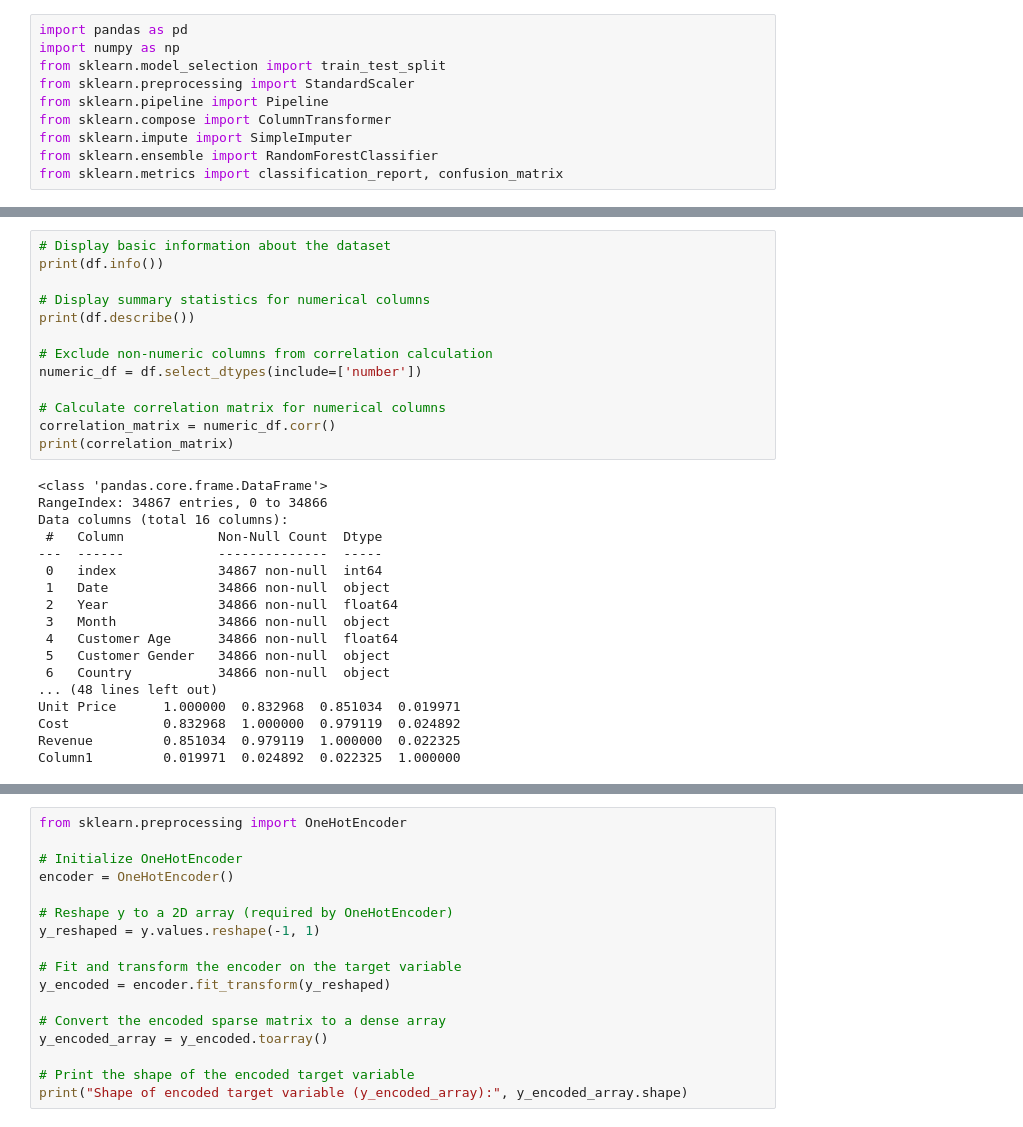
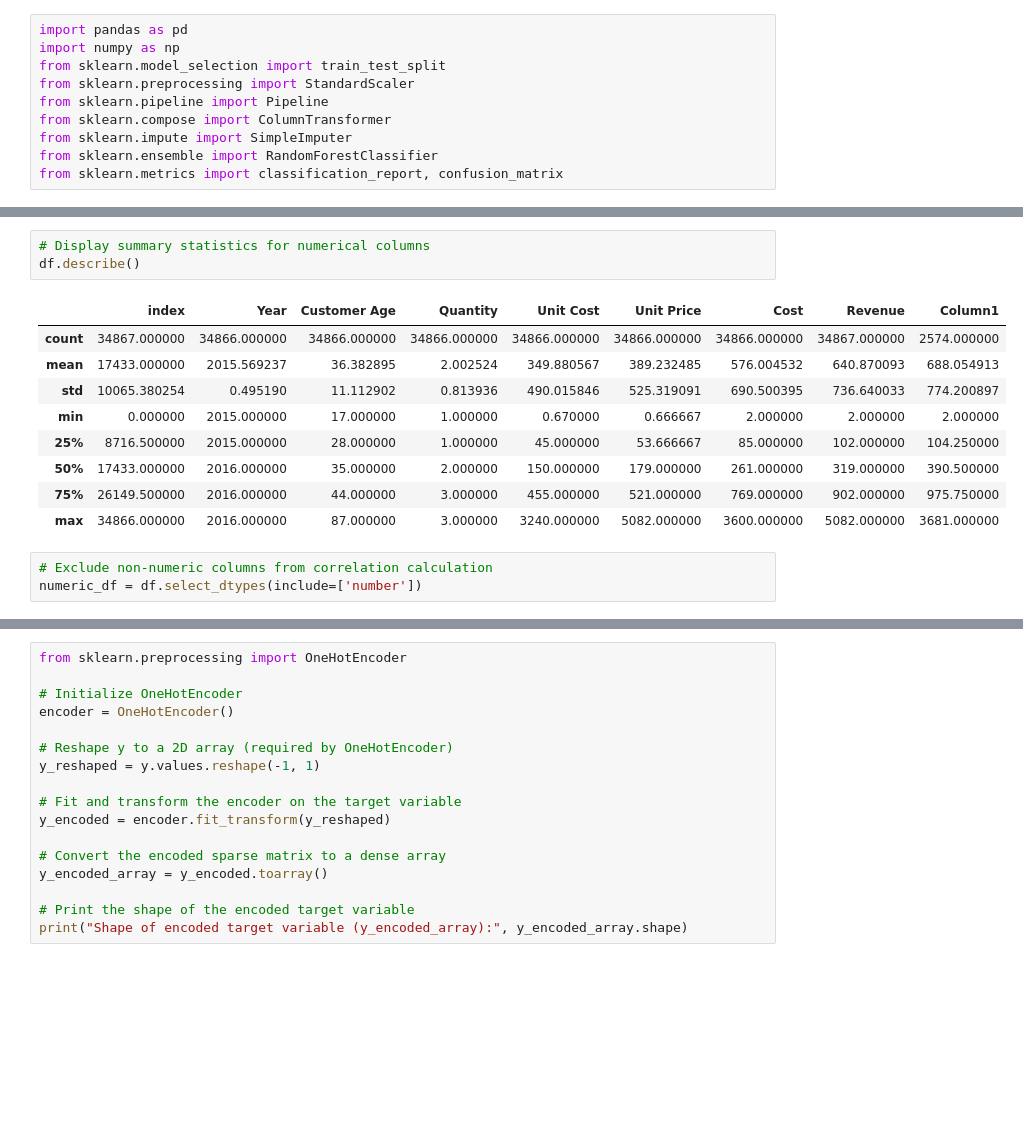
Before and after one commit to Ogoms/Product-Category-Prediction, a Jupyter notebook: Notebook/Product_Prediction.ipynb, the cells around one changed output, grey strips where cells are left out. Cells and saved outputs as stored; diff of their text form; blank space fills up the shorter version.

```diff
--- a/Notebook/Product_Prediction.ipynb
+++ b/Notebook/Product_Prediction.ipynb
@@ -50,31 +59,16 @@ print(df.head())
+# %%
+# Display summary statistics for numerical columns
+df.describe()
+# %% [output]
+|  | index | Year | Customer Age | Quantity | Unit Cost | Unit Price | Cost | Revenue | Column1 |
+| count | 34867.000000 | 34866.000000 | 34866.000000 | 34866.000000 | 34866.000000 | 34866.000000 | 34866.000000 | 34867.000000 | 2574.000000 |
+| mean | 17433.000000 | 2015.569237 | 36.382895 | 2.002524 | 349.880567 | 389.232485 | 576.004532 | 640.870093 | 688.054913 |
+| std | 10065.380254 | 0.495190 | 11.112902 | 0.813936 | 490.015846 | 525.319091 | 690.500395 | 736.640033 | 774.200897 |
+| min | 0.000000 | 2015.000000 | 17.000000 | 1.000000 | 0.670000 | 0.666667 | 2.000000 | 2.000000 | 2.000000 |
+| 25% | 8716.500000 | 2015.000000 | 28.000000 | 1.000000 | 45.000000 | 53.666667 | 85.000000 | 102.000000 | 104.250000 |
+| 50% | 17433.000000 | 2016.000000 | 35.000000 | 2.000000 | 150.000000 | 179.000000 | 261.000000 | 319.000000 | 390.500000 |
+| 75% | 26149.500000 | 2016.000000 | 44.000000 | 3.000000 | 455.000000 | 521.000000 | 769.000000 | 902.000000 | 975.750000 |
+| max | 34866.000000 | 2016.000000 | 87.000000 | 3.000000 | 3240.000000 | 5082.000000 | 3600.000000 | 5082.000000 | 3681.000000 |
 # %%
-# Display basic information about the dataset
-print(df.info())
-
-# Display summary statistics for numerical columns
-print(df.describe())
-
 # Exclude non-numeric columns from correlation calculation
 numeric_df = df.select_dtypes(include=['number'])
-
-# Calculate correlation matrix for numerical columns
-correlation_matrix = numeric_df.corr()
-print(correlation_matrix)
-# %% [output]
-<class 'pandas.core.frame.DataFrame'>
-RangeIndex: 34867 entries, 0 to 34866
-Data columns (total 16 columns):
- #   Column            Non-Null Count  Dtype
----  ------            --------------  -----
- 0   index             34867 non-null  int64
- 1   Date              34866 non-null  object
- 2   Year              34866 non-null  float64
- 3   Month             34866 non-null  object
- 4   Customer Age      34866 non-null  float64
- 5   Customer Gender   34866 non-null  object
- 6   Country           34866 non-null  object
-... (48 lines left out)
-Unit Price      1.000000  0.832968  0.851034  0.019971
-Cost            0.832968  1.000000  0.979119  0.024892
-Revenue         0.851034  0.979119  1.000000  0.022325
-Column1         0.019971  0.024892  0.022325  1.000000
```
Also changed, not shown: parts of 61 cells of this notebook, 3 other files.
